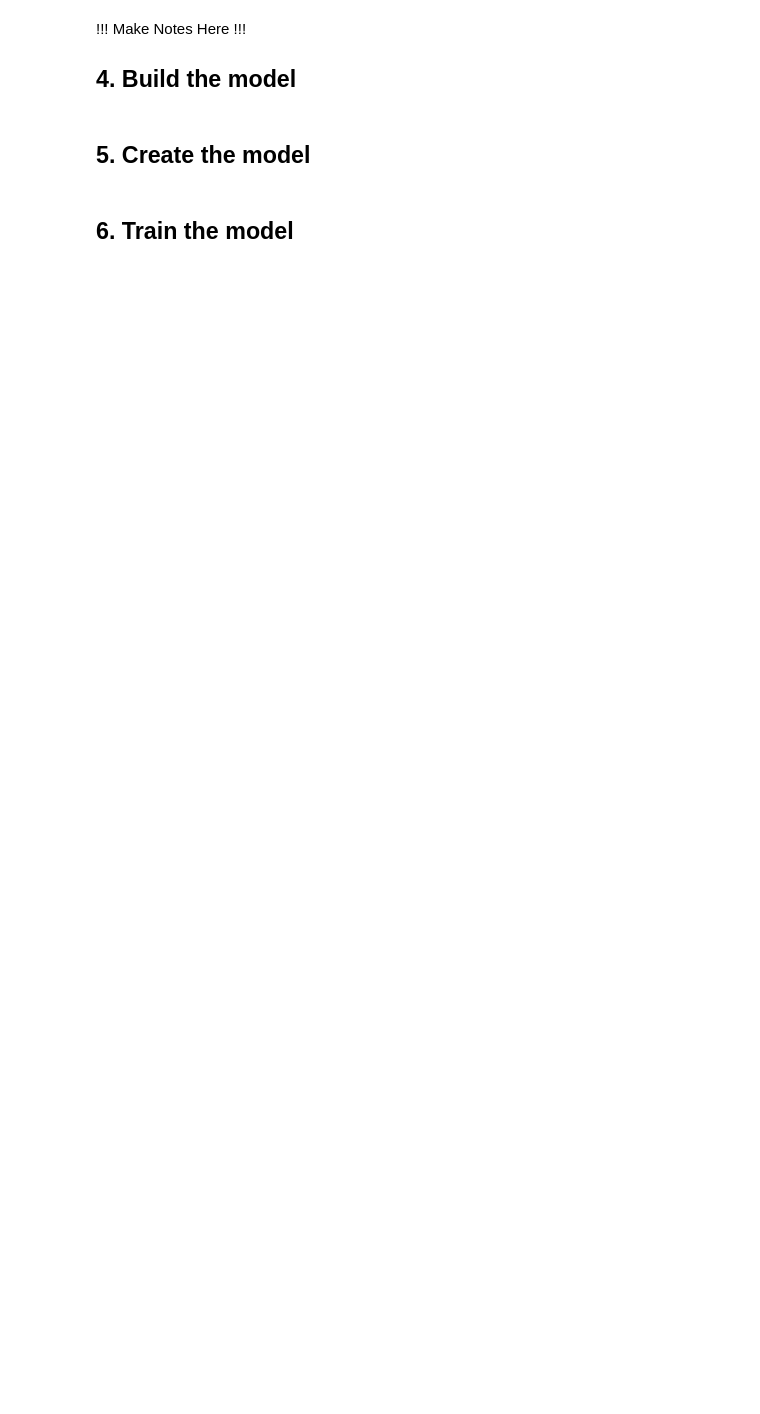
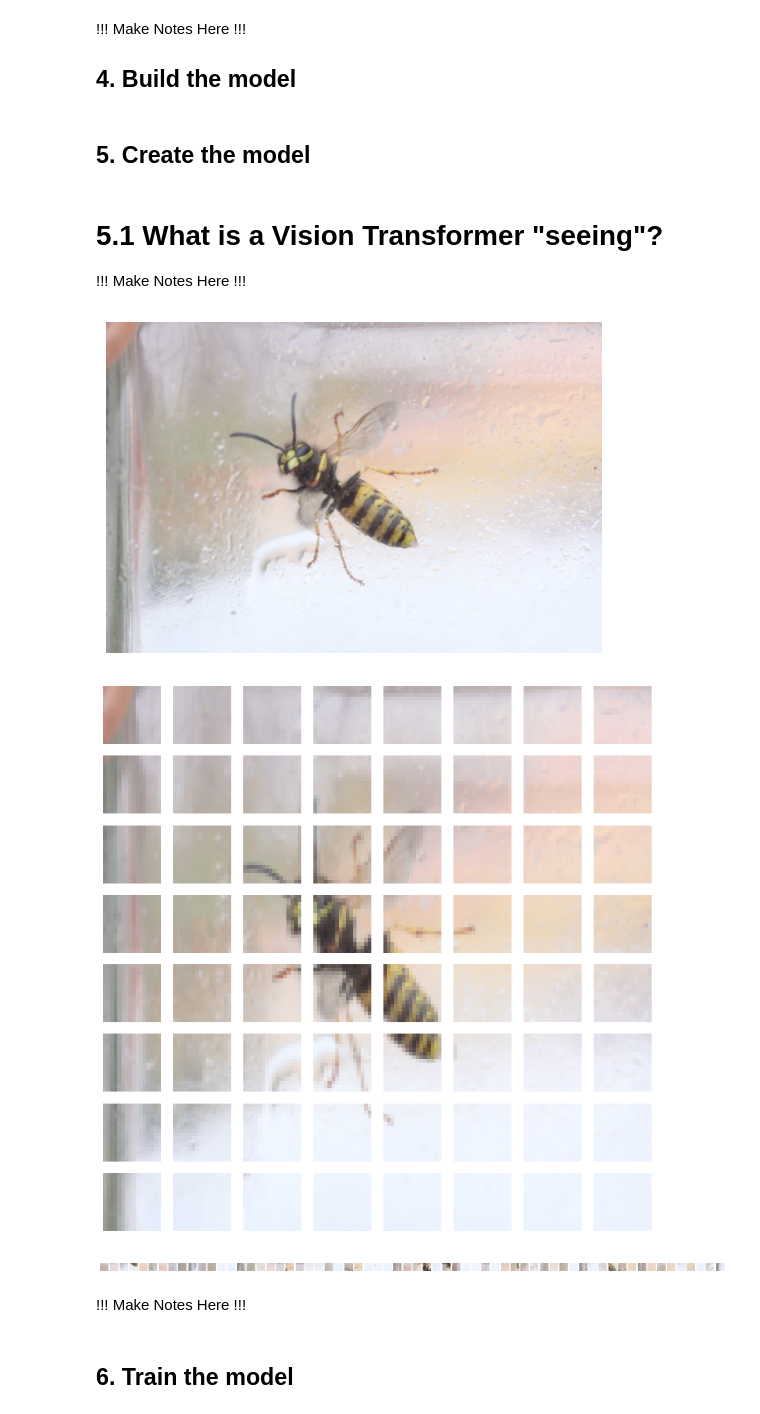
Before and after one commit to PracticumAI/computer_vision, a Jupyter notebook: 0X_ViT.ipynb, the cells around one changed output. Cells and saved outputs as stored; diff of their text form; code cells hidden in the pictures; blank space fills up the shorter version.

```diff
--- a/0X_ViT.ipynb
+++ b/0X_ViT.ipynb
@@ -373,6 +389,56 @@ dropout = 0.1
 
 
 model = ViT(in_channels, patch_size, emb_size, img_size, num_classes, num_layers, num_heads, mlp_hidden_dim, dropout)
+# %% [markdown]
+# 5.1 What is a Vision Transformer "seeing"?
+
+!!! Make Notes Here !!!
+# %%
+# Show a random image from the dataset
+image_path = random.choice(train_df['image'])
+image = Image.open(image_path)
+plt.imshow(image)
+plt.axis('off')
+plt.show()
+
+
+# Show the the image broken up into patches
+transform = transforms.Compose([
+    transforms.Resize((img_size, img_size)),
+    transforms.ToTensor()
+])
+image_tensor = transform(image).unsqueeze(0)
+patch_size = 16
+patches = rearrange(image_tensor, 'b c (h s1) (w s2) -> b (h w) c s1 s2', s1=patch_size, s2=patch_size) # Rearrange the dimensions of the input tensor
+n_patches = patches.shape[1] # Get the number of patches
+n_patches_side = int(np.sqrt(n_patches))
+fig, axes = plt.subplots(n_patches_side, n_patches_side, figsize=(10, 10))
+
+for i in range(n_patches):
+    patch = patches[0, i].permute(1, 2, 0)
+    axes[i // n_patches_side, i % n_patches_side].imshow(patch)
+    axes[i // n_patches_side, i % n_patches_side].axis('off')
+
+# Show the image patches
+plt.imshow(patch)
+plt.axis('off')
+plt.show()
+patch = patches[0, i].unsqueeze(0).permute(0, 2, 3, 1).squeeze(0)
+patches = patches[:, torch.randperm(patches.size(1))]
+
+# Show the image patches plotted randomly in a single row
+fig, ax = plt.subplots(1, n_patches, figsize=(20, 20))
+for i in range(n_patches):
+    patch = patches[0, i].permute(1, 2, 0)
+    ax[i].imshow(patch)
+    ax[i].axis('off')
+plt.show()
+# %% [output]
+[figure, added]
+[figure, added]
+[figure, added]
+# %% [markdown]
+!!! Make Notes Here !!!
 # %% [markdown]
 ## 6. Train the model
 # %%
```
Also changed, not shown: parts of 10 cells of this notebook.
